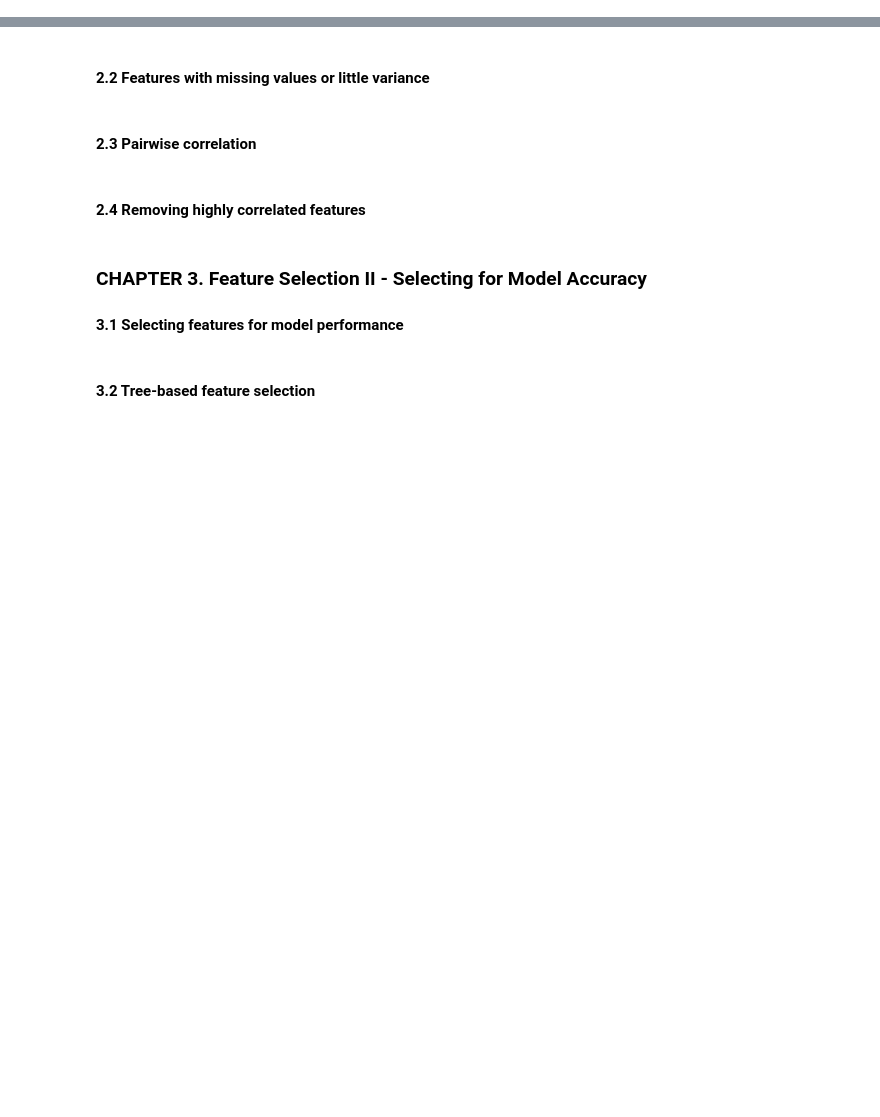
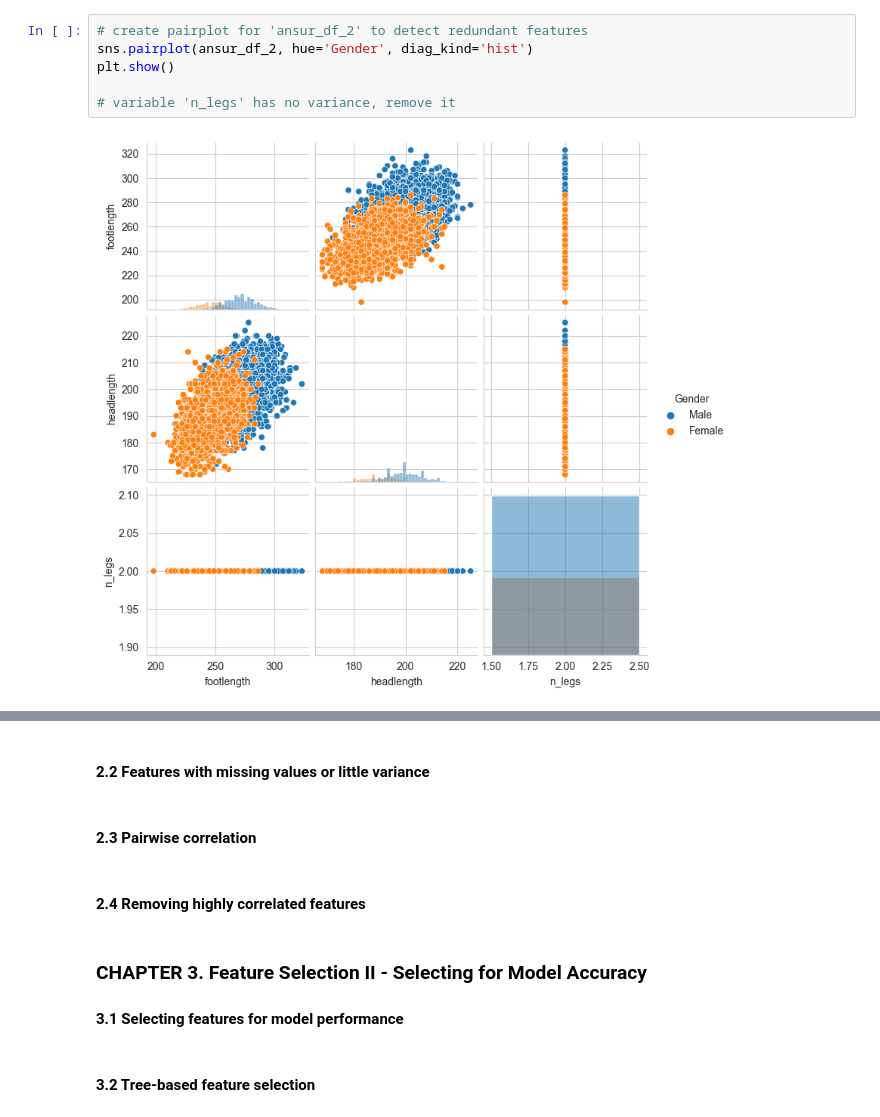
Before and after one commit to GuoweiYang19891101/datacamp_machine_learning_scientist_python, a Jupyter notebook: 7_dimension_reduction.ipynb, the cells around one changed output, grey strips where cells are left out. Saved outputs shown, nothing was run; the diff lists cells and outputs as text; blank space fills up the shorter version.

```diff
--- a/7_dimension_reduction.ipynb
+++ b/7_dimension_reduction.ipynb
@@ -8,0 +134,8 @@
+# %%
+# create pairplot for 'ansur_df_2' to detect redundant features
+sns.pairplot(ansur_df_2, hue='Gender', diag_kind='hist')
+plt.show()
+
+# variable 'n_legs' has no variance, remove it
+# %% [output]
+[figure, added]
```
Also changed, not shown: parts of 18 cells of this notebook.
